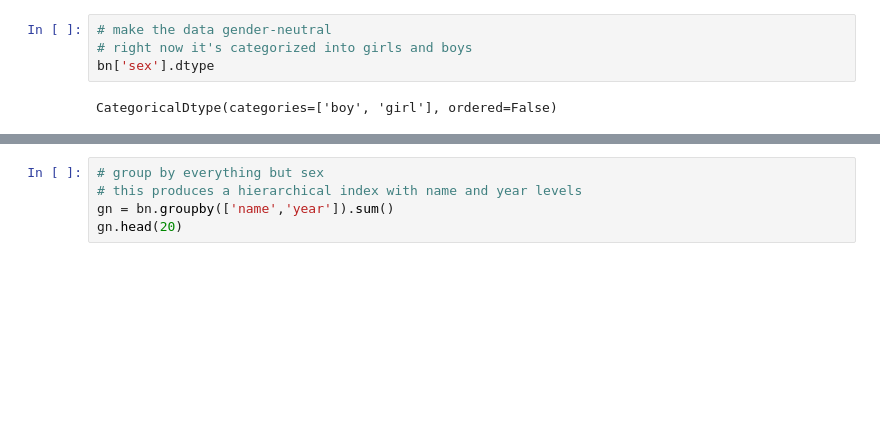
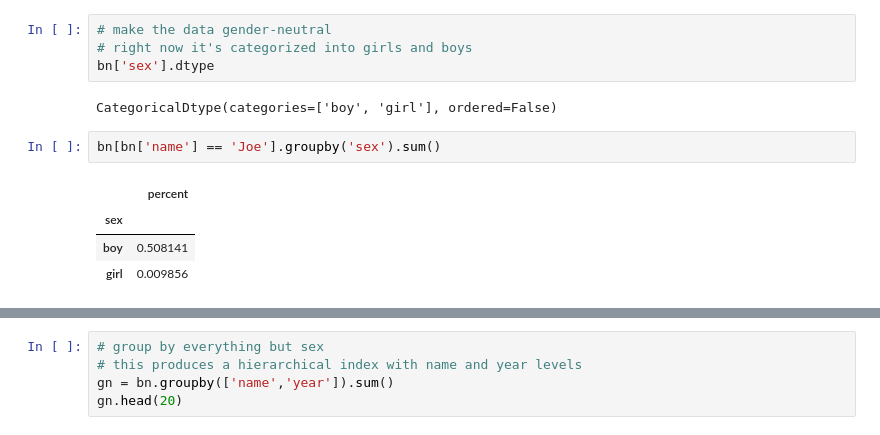
Before and after one commit to WHOIGit/pandas-talk, a Jupyter notebook: 08 pandas handling categorical data.ipynb, the cells around one changed output, grey strips where cells are left out. Drawn from its saved outputs; the diff is of its cells as text; blank space fills up the shorter version.

```diff
--- a/08 pandas handling categorical data.ipynb
+++ b/08 pandas handling categorical data.ipynb
@@ -67,3 +66,10 @@ Name: name, dtype: object
 bn['sex'].dtype
 # %% [output]
 CategoricalDtype(categories=['boy', 'girl'], ordered=False)
+# %%
+bn[bn['name'] == 'Joe'].groupby('sex').sum()
+# %% [output]
+|  | percent |
+| sex |  |
+| boy | 0.508141 |
+| girl | 0.009856 |
```
Also changed, not shown: parts of 6 cells of this notebook, 6 other files.
